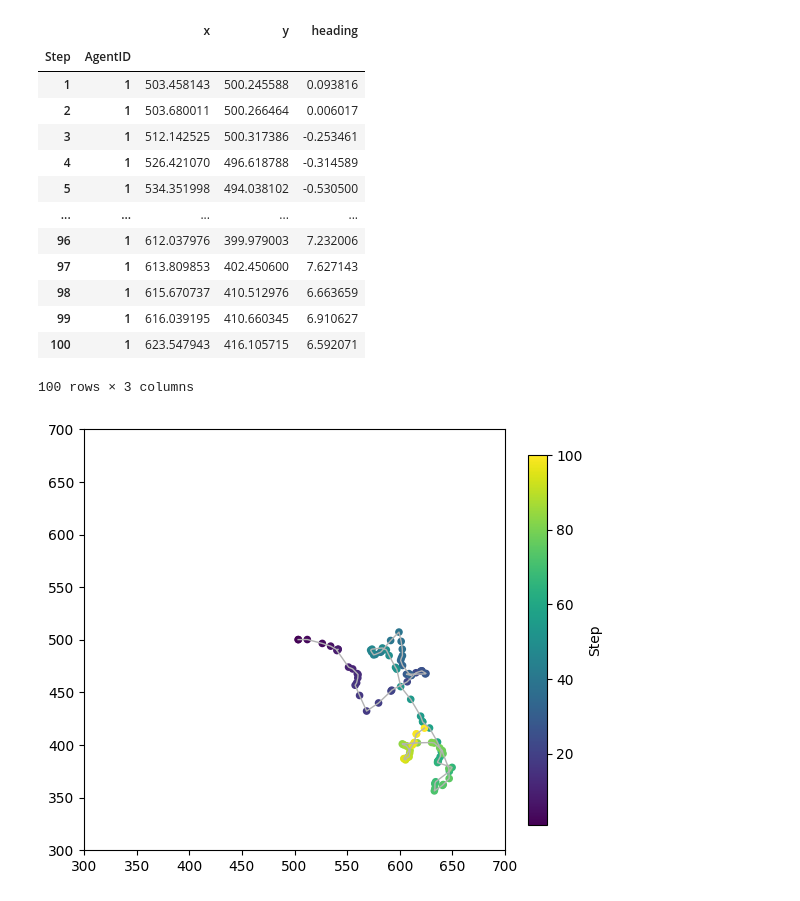
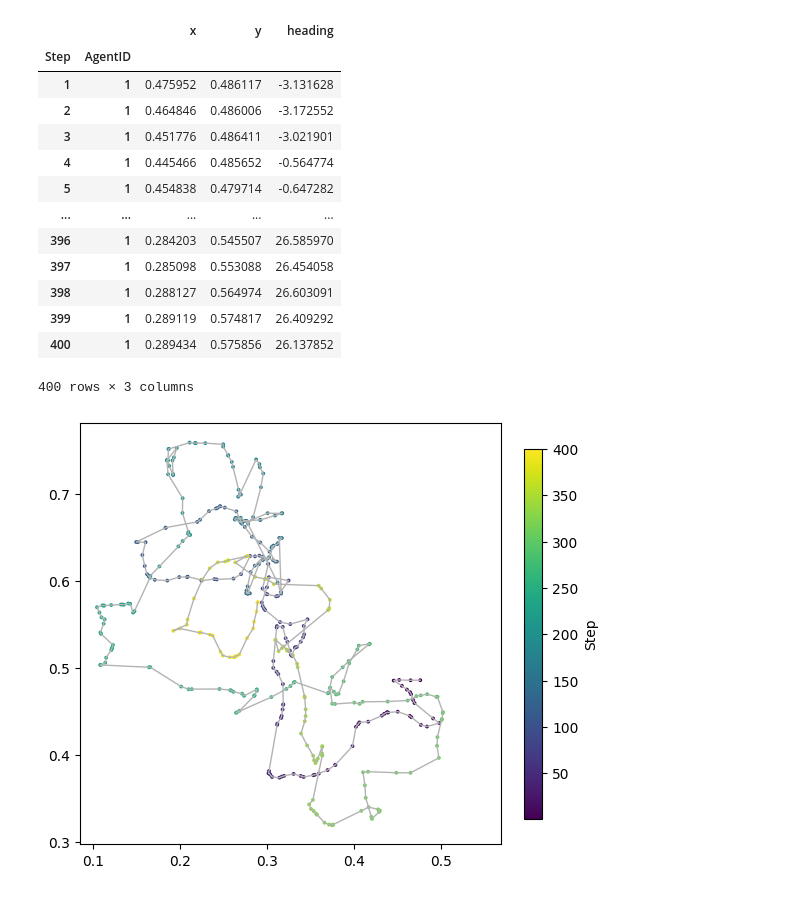
Before and after one commit to vagechirkov/Modeling-Ant-Foraging-Seminar, a Jupyter notebook: Day 1 – Introduction to Ant Foraging and Agent-Based Modeling/introduction_foraging_ants.ipynb, the cells around one changed output. Saved outputs shown, nothing was run; the diff lists cells and outputs as text; code cells hidden in the pictures.

```diff
--- a/Day 1 – Introduction to Ant Foraging and Agent-Based Modeling/introduction_foraging_ants.ipynb
+++ b/Day 1 – Introduction to Ant Foraging and Agent-Based Modeling/introduction_foraging_ants.ipynb
@@ -8,10 +8,10 @@ import numpy as np
 # %%
 from model import AntModel
 # %%
-dim = 1000
-m1 = AntModel(width=dim, height=dim, N=1, g=0.7)
+dim = 1
+m1 = AntModel(width=dim, height=dim, N=1, mean_free_path=0.01, g=0.7)
 # %%
-n_steps = 100
+n_steps = 400
 for i in range(n_steps):
     m1.step()
 # %%
@@ -21,27 +21,25 @@ results
 # %% [output]
 |  |  | x | y | heading |
 | Step | AgentID |  |  |  |
-| 1 | 1 | 503.458143 | 500.245588 | 0.093816 |
-| 2 | 1 | 503.680011 | 500.266464 | 0.006017 |
-| 3 | 1 | 512.142525 | 500.317386 | -0.253461 |
-| 4 | 1 | 526.421070 | 496.618788 | -0.314589 |
-| 5 | 1 | 534.351998 | 494.038102 | -0.530500 |
+| 1 | 1 | 0.475952 | 0.486117 | -3.131628 |
+| 2 | 1 | 0.464846 | 0.486006 | -3.172552 |
+| 3 | 1 | 0.451776 | 0.486411 | -3.021901 |
+| 4 | 1 | 0.445466 | 0.485652 | -0.564774 |
+| 5 | 1 | 0.454838 | 0.479714 | -0.647282 |
 | ... | ... | ... | ... | ... |
-| 96 | 1 | 612.037976 | 399.979003 | 7.232006 |
-| 97 | 1 | 613.809853 | 402.450600 | 7.627143 |
-| 98 | 1 | 615.670737 | 410.512976 | 6.663659 |
-| 99 | 1 | 616.039195 | 410.660345 | 6.910627 |
-| 100 | 1 | 623.547943 | 416.105715 | 6.592071 |
+| 396 | 1 | 0.284203 | 0.545507 | 26.585970 |
+| 397 | 1 | 0.285098 | 0.553088 | 26.454058 |
+| 398 | 1 | 0.288127 | 0.564974 | 26.603091 |
+| 399 | 1 | 0.289119 | 0.574817 | 26.409292 |
+| 400 | 1 | 0.289434 | 0.575856 | 26.137852 |
-100 rows × 3 columns
+400 rows × 3 columns
 # %%
 fig, ax = plt.subplots(figsize=(6, 6))
 
 ax.plot(results.x, results.y, lw=1, color='0.7')
-sc = ax.scatter(results.x, results.y, c=results.index.get_level_values('Step'), cmap='viridis', s=20)
-ax.set_xlim(dim / 2 - 200, dim / 2 + 200)
-ax.set_ylim(dim / 2 - 200, dim / 2 + 200)
-ax.set_aspect('equal', adjustable='box')
+sc = ax.scatter(results.x, results.y, c=results.index.get_level_values('Step'), cmap='viridis', s=3)
 cbar = fig.colorbar(sc, ax=ax, label='Step', shrink=0.8, fraction=0.045)
+plt.axis('square')
 plt.show()
 # %% [output]
-[figure, old version]
+[figure, new version]
```
Also changed, not shown: 1 other file.
